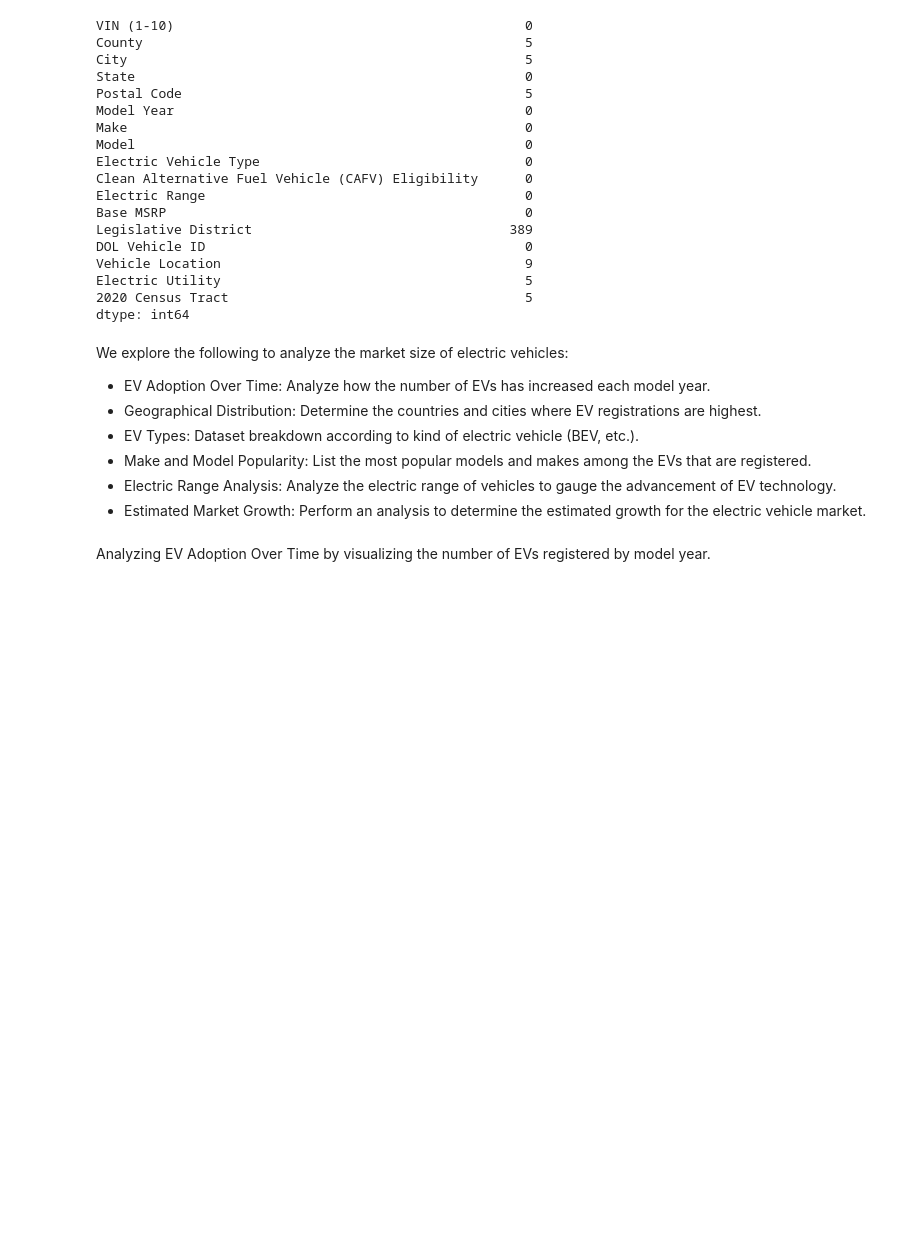
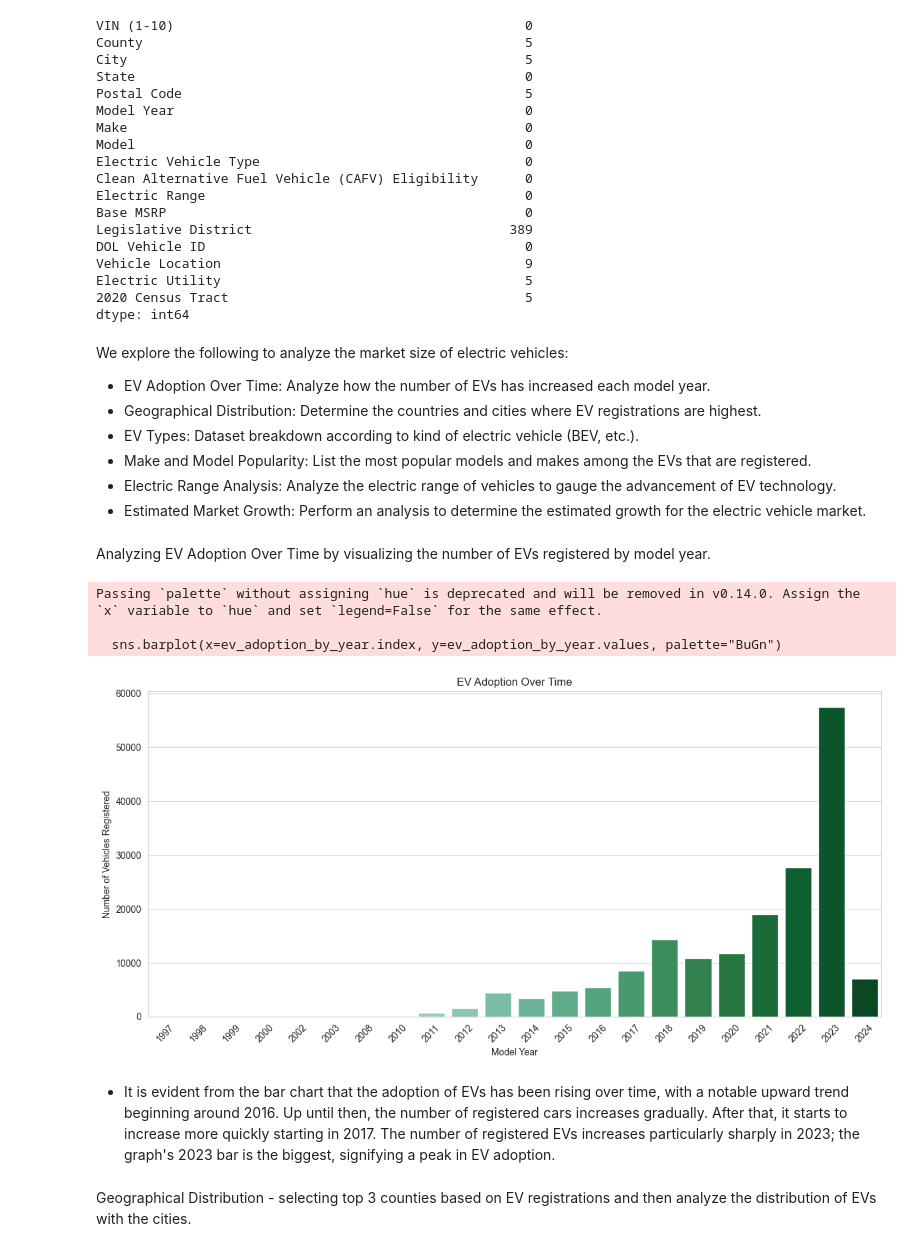
Before and after one commit to Manu-Abuya/Electric-Vehicles-Market-Size-Analysis, a Jupyter notebook: notebook/electric_vehicles_market_size.ipynb, the cells around one changed output. Cells and saved outputs as stored; diff of their text form; code cells hidden in the pictures; blank space fills up the shorter version.

Commit message:
EV Adoption Over Time

```diff
--- a/notebook/electric_vehicles_market_size.ipynb
+++ b/notebook/electric_vehicles_market_size.ipynb
@@ -69,3 +73,28 @@ We explore the following to analyze the market size of electric vehicles:
 - Estimated Market Growth: Perform an analysis to determine the estimated growth for the electric vehicle market.
 # %% [markdown]
 Analyzing EV Adoption Over Time by visualizing the number of EVs registered by model year.
+# %%
+import matplotlib.pyplot as plt
+import seaborn as sns
+
+sns.set_style("whitegrid")
+# %%
+# EV Adoption Over Time
+plt.figure(figsize=(12,6))
+ev_adoption_by_year = ev_data['Model Year'].value_counts().sort_index()
+sns.barplot(x=ev_adoption_by_year.index, y=ev_adoption_by_year.values, palette="BuGn")
+plt.title('EV Adoption Over Time')
+plt.xlabel('Model Year')
+plt.ylabel('Number of Vehicles Registered')
+plt.xticks(rotation=45) # rotates labels by 45 degrees
+plt.tight_layout() # adjusts layout to ensure everything fits within the figure
+plt.show()
+# %% [output]
+Passing `palette` without assigning `hue` is deprecated and will be removed in v0.14.0. Assign the `x` variable to `hue` and set `legend=False` for the same effect.
+
+  sns.barplot(x=ev_adoption_by_year.index, y=ev_adoption_by_year.values, palette="BuGn")
+[figure, added]
+# %% [markdown]
+- It is evident from the bar chart that the adoption of EVs has been rising over time, with a notable upward trend beginning around 2016. Up until then, the number of registered cars increases gradually. After that, it starts to increase more quickly starting in 2017. The number of registered EVs increases particularly sharply in 2023; the graph's 2023 bar is the biggest, signifying a peak in EV adoption.
+# %% [markdown]
+Geographical Distribution - selecting top 3 counties based on EV registrations and then analyze the distribution of EVs with the cities.
```
Also changed, not shown: parts of 1 cell of this notebook.
